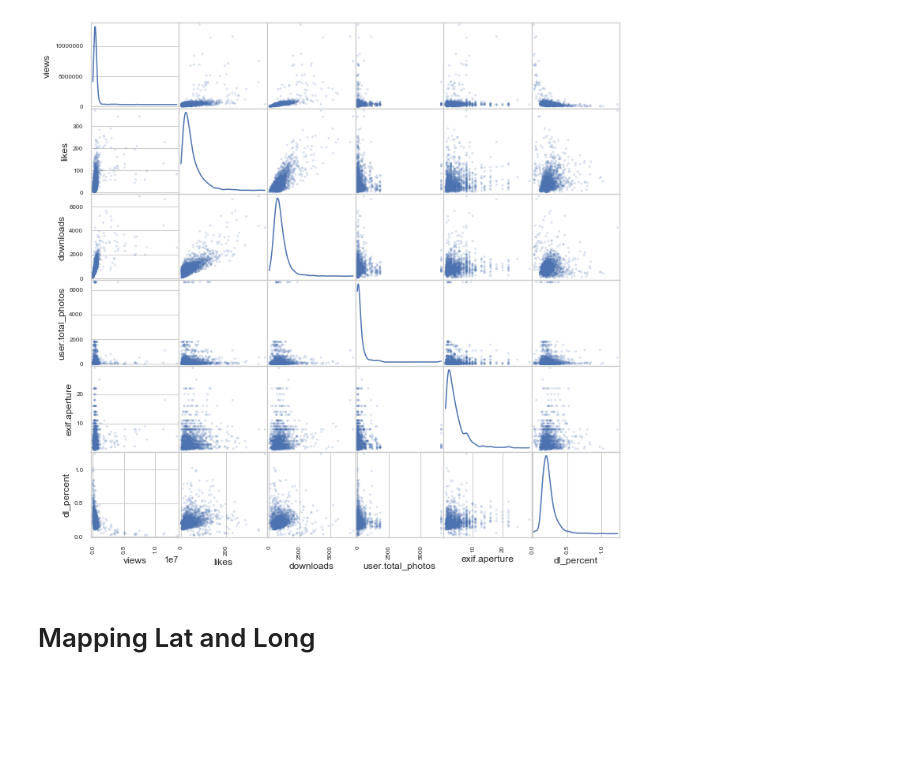
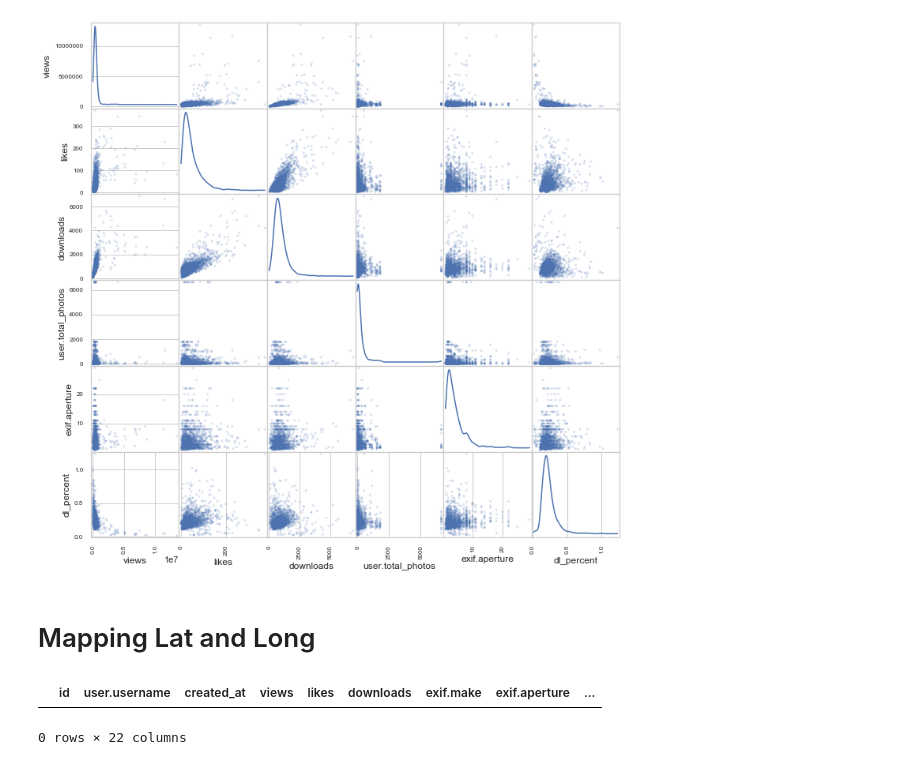
Before and after one commit to Aaronhjlee/UnsplashEDA, a Jupyter notebook: UnsplashEDA.ipynb, the cells around one changed output. Drawn from its saved outputs; the diff is of its cells as text; code cells hidden in the pictures; blank space fills up the shorter version.

Commit message:
added user data finally

```diff
--- a/UnsplashEDA.ipynb
+++ b/UnsplashEDA.ipynb
@@ -446,3 +483,8 @@ for index, row in map_df.iterrows():
 stationArr = map_df[['location.position.latitude', 'location.position.longitude']].as_matrix()
 m.add_children(plugins.HeatMap(stationArr, radius=15))
 m
+# %%
+Unsplash_df[Unsplash_df['user.username'] == 'aaronhjlee']
+# %% [output]
+|  | id | user.username | created_at | views | likes | downloads | exif.make | exif.aperture | ... |
+0 rows × 22 columns
```
Also changed, not shown: parts of 8 cells of this notebook, 4 other files.
